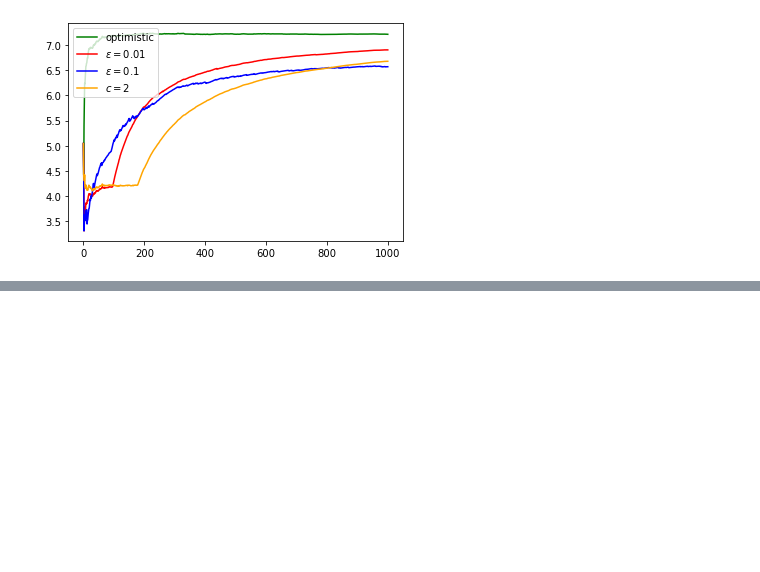
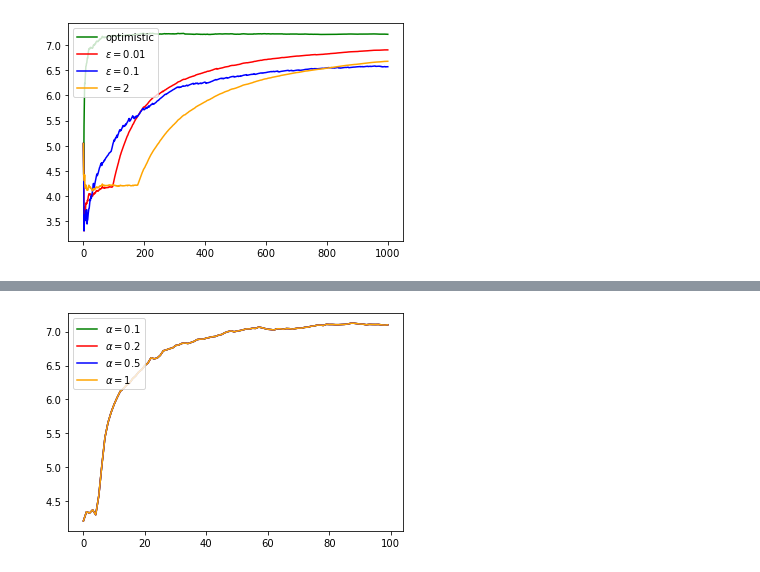
Before and after one commit to lochbrunner/reinforcement_learning, a Jupyter notebook: chapter_2/multiarmed_bandits.ipynb, the cells around one changed output, grey strips where cells are left out. Cells and saved outputs as stored; diff of their text form; code cells hidden in the pictures; blank space fills up the shorter version.

Commit message:
adding gradient based actor

```diff
--- a/chapter_2/multiarmed_bandits.ipynb
+++ b/chapter_2/multiarmed_bandits.ipynb
@@ -202,7 +202,7 @@ A_t := \text{arg max}_a \left[Q_t(a) + c\sqrt{\frac{\ln t}{N_t(a)}} \right]
 With a parameter $c > 0$.
 # %%
 class BanditActorUCB(BanditActor):
-    def __init__(self, *args, c:float, name:str=None, **kwargs):
+    def __init__(self, *args, c: float, name: str = None, **kwargs):
         super().__init__(*args, **kwargs)
         self._c = c
         self.name = name or f'$c = {c}$'
@@ -210,7 +210,8 @@ class BanditActorUCB(BanditActor):
 
     def __call__(self):
         self._t += 1
-        action = np.argmax(self.returns + self._c*np.sqrt(np.log(self._t)/ np.maximum(self._counts,1)))
+        action = np.argmax(
+            self.returns + self._c*np.sqrt(np.log(self._t) / np.maximum(self._counts, 1)))
 
         timestep = self._environment.step(action)
         self._rewards[action] += timestep.reward
@@ -245,0 +299,26 @@ plt.show()
+# %%
+K = 200
+multi_armed_bandit = MultiArmedBandit(K)
+
+actors = {'green': GradientBanditActor(K, multi_armed_bandit, alpha=0.1),
+          'red': GradientBanditActor(K, multi_armed_bandit, alpha=0.2),
+          'blue': GradientBanditActor(K, multi_armed_bandit, alpha=0.5),
+          'orange': GradientBanditActor(K, multi_armed_bandit, alpha=1)
+          }
+STEPS = 100
+x = range(STEPS)
+
+for color, actor in actors.items():
+    multi_armed_bandit.reset()
+
+    y = []
+    for _ in x:
+        actor()
+        y.append(actor.mean_reward)
+
+    plt.plot(x, y, color=color, label=actor.name)
+
+plt.legend(loc='upper left')
+plt.show()
+# %% [output]
+[figure, added]
```
Also changed, not shown: parts of 9 cells of this notebook.
